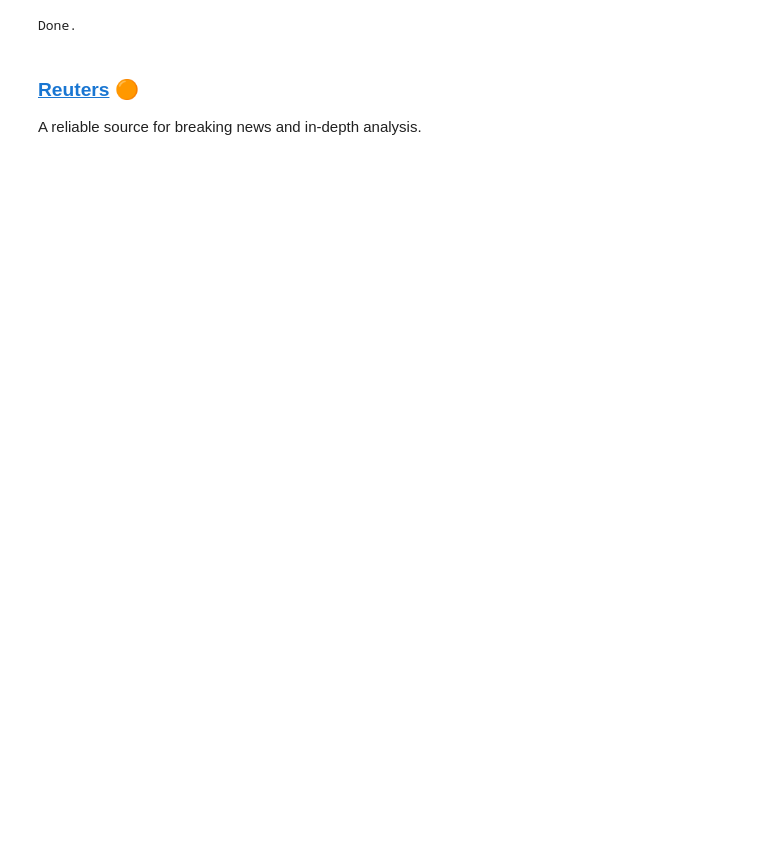
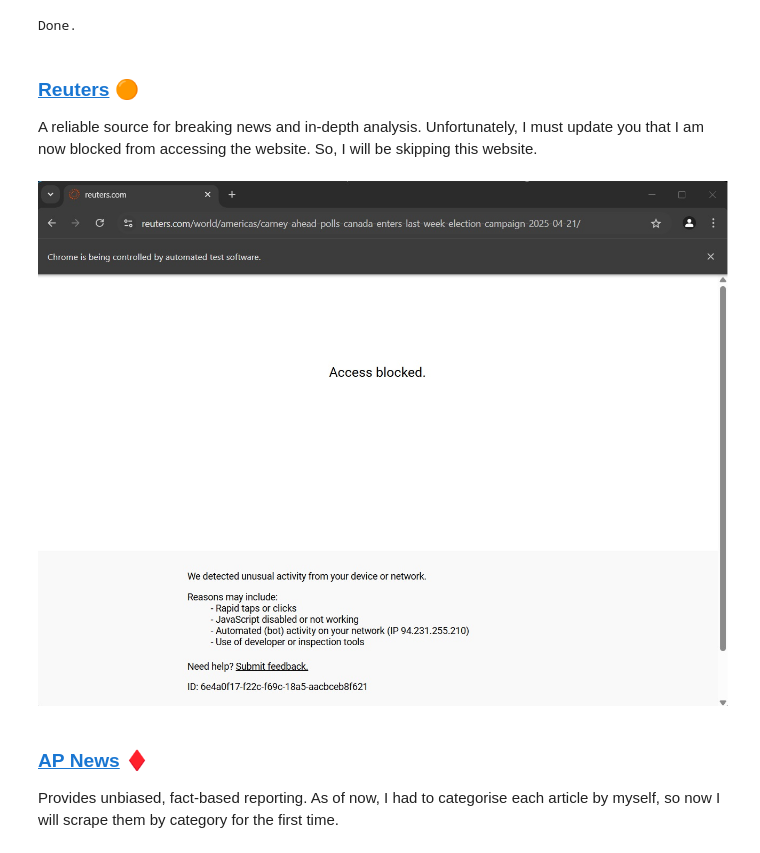
Before and after one commit to ivetkalchev/DeFactify, a Jupyter notebook: scraper/arcticles-scraper.ipynb, the cells around one changed output. Cells and saved outputs as stored; diff of their text form; code cells hidden in the pictures; blank space fills up the shorter version.

```diff
--- a/scraper/arcticles-scraper.ipynb
+++ b/scraper/arcticles-scraper.ipynb
@@ -493,4 +494,13 @@ Done.
 
 ### <a href="https://www.reuters.com/">Reuters</a> 🟠
 
-A reliable source for breaking news and in-depth analysis.
+A reliable source for breaking news and in-depth analysis. Unfortunately, I must update you that I am now blocked from accessing the website. So, I will be skipping this website.
+# %%
+from IPython import display
+display.Image('dataset/pics/routers.jpg')
+# %% [output]
+[figure, added]
+# %% [markdown]
+### <a href="https://apnews.com/">AP News</a> ♦️
+Provides unbiased, fact-based reporting.
+As of now, I had to categorise each article by myself, so now I will scrape them by category for the first time.
```
Also changed, not shown: parts of 4 cells of this notebook, 3 other files.
